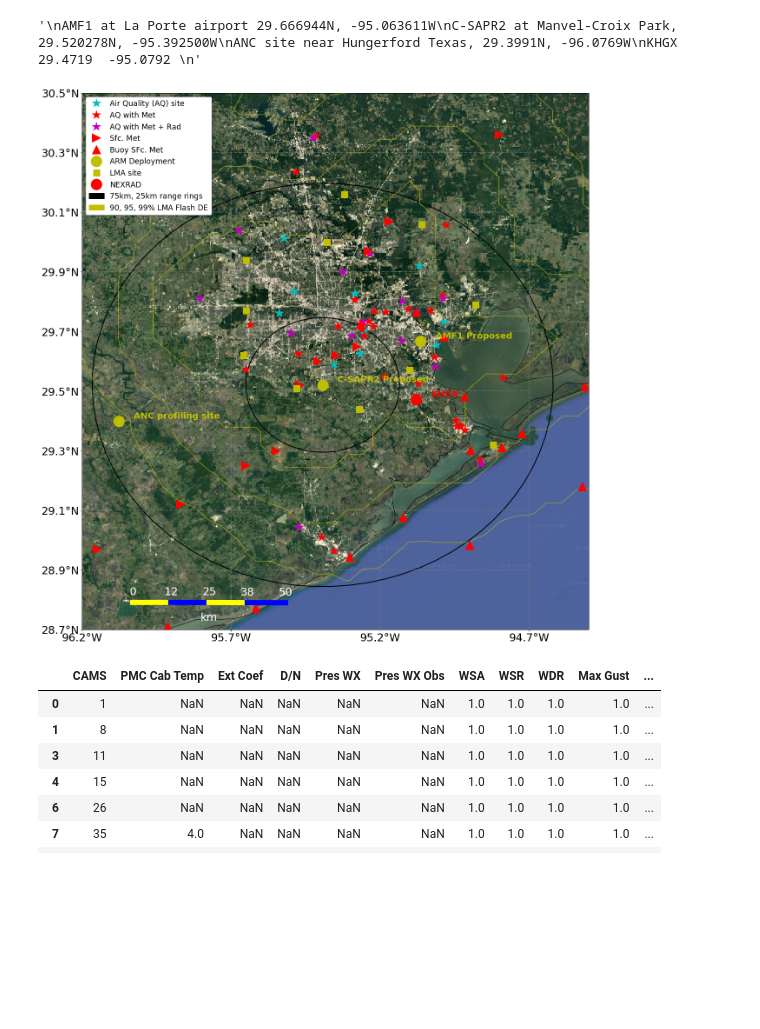
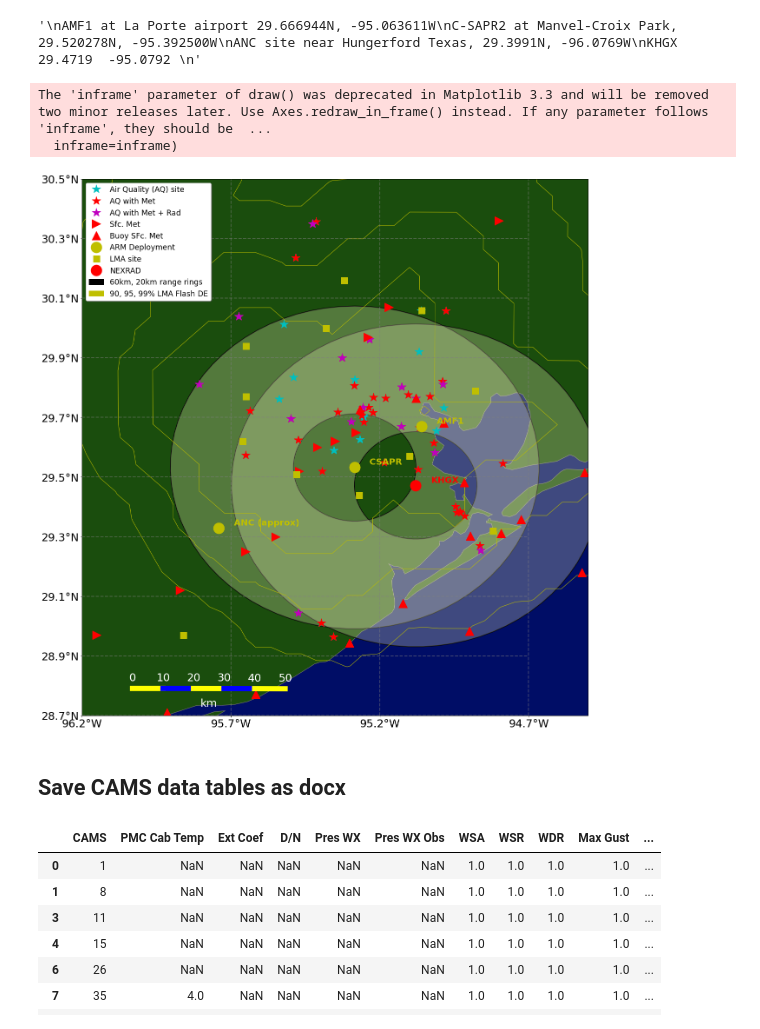
Before and after one commit to ARM-Development/TRACER, a Jupyter notebook: notebooks/TRACER_map.ipynb, the cells around one changed output. Cells and saved outputs as stored; diff of their text form; code cells hidden in the pictures; blank space fills up the shorter version.

```diff
--- a/notebooks/TRACER_map.ipynb
+++ b/notebooks/TRACER_map.ipynb
@@ -139,7 +138,9 @@ def get_siph(bb, cat=None, tvar='air_temperature'):
     ncss = NCSS(ncss_url)
     query = ncss.query()
     query.lonlat_box(**bb)
-    query.time_range(datetime.datetime(2018, 3, 13) , datetime.datetime(2018, 5, 9) )
+    now = datetime.datetime.now()
+    last_month = now - datetime.timedelta(days=30)
+    query.time_range(last_month, now)
     query.variables(tvar)
     query.accept('csv')
     data = ncss.get_data(query)
@@ -311,9 +301,9 @@ KHGX 29.4719  -95.0792
 # %% [output]
 '\nAMF1 at La Porte airport 29.666944N, -95.063611W\nC-SAPR2 at Manvel-Croix Park, 29.520278N, -95.392500W\nANC site near Hungerford Texas, 29.3991N, -96.0769W\nKHGX 29.4719  -95.0792 \n'
 # %%
-arm_sites = pd.DataFrame({'Latitude' : [29.666944, 29.520278, 29.3991],
-                         'Longitude' : [-95.063611, -95.392500, -96.0769],
-                         'SiteName' : ['AMF1 Proposed', 'C-SAPR2 Proposed', 'ANC profiling site']})
+arm_sites = pd.DataFrame({'Latitude' : [29.670, 29.532, 29.328],
+                         'Longitude' : [-95.059, -95.284, -95.74],
+                         'SiteName' : ['AMF1', 'CSAPR', 'ANC (approx)']})
 
 nexrad_sites = pd.DataFrame({'Latitude' : [29.4719],
                          'Longitude' : [-95.0792],
@@ -350,7 +360,7 @@ nws_sites = get_siph(mybb)
 # %%
 i = 0
 myf = plt.figure(figsize=[20,18])
-ax = plt.axes(projection=ccrs.PlateCarree())
+ax = plt.axes(projection=ccrs.PlateCarree(), facecolor=(0.0, 0.1, 0.5))
 
 
 ax.set_extent(ex)
@@ -364,24 +374,31 @@ lon_lines = np.arange(np.around(ex[0],decimals=1),
 
 
 # Put a background image on for nice sea rendering.
-#ax.stock_img()
+# ax.background_img(resolution='low', extent=ex)
 
 # Create a feature for States/Admin 1 regions at 1:50m from Natural Earth
+states_provinces_filled = cfeature.NaturalEarthFeature(
+    category='cultural',
+    name='admin_1_states_provinces',
+    scale='10m',)
 states_provinces = cfeature.NaturalEarthFeature(
     category='cultural',
     name='admin_1_states_provinces_lines',
-    scale='10m',
-    facecolor='none')
-
+    scale='10m',)
 coast = cfeature.NaturalEarthFeature(category='physical', scale='10m', name='coastline')
 
+# request = cimgt.GoogleTiles(style='satellite')
+# request = cimgt.Stamen(style='terrain')
+if False: #len(request.imgs) > 0:
+    # Note that if run repeatedy, using the tiles can get you banned from Google's tile requests.
+    ax.add_feature(coast, edgecolor='k', facecolor='none')
+    ax.add_feature(states_provinces, edgecolor='gray', facecolor='none')
+    ax.add_image(request, 8, zorder=0)
+else:
+    ax.add_feature(coast, edgecolor='k', facecolor=(0.0,0.05,0.4))
+    ax.add_feature(states_provinces_filled, edgecolor='gray', facecolor=(0.1, 0.3, 0.05))
 
-ax.add_feature(coast, edgecolor='k', facecolor='none')
-ax.add_feature(states_provinces, edgecolor='gray')
 
-request = cimgt.GoogleTiles(style='satellite')
-if True:#len(request.imgs) > 0:
-    ax.add_image(request, 10, zorder=0)
 line_collection = boys_locs.plot(marker='*', color='green',ax = ax)
 
 plt.xticks(fontsize=25)
@@ -396,45 +413,44 @@ ax.yaxis.set_major_formatter(lat_formatter)
 gl = ax.gridlines(crs = ccrs.PlateCarree(), draw_labels=False,
                   linewidth=2, color='gray', alpha=0.5, linestyle='--',
                  xlocs=lon_lines, ylocs=lat_lines)
-
-
-
-
 
 plot_points_from_df(good_met, 'c*', ssize=20, label='Air Quality (AQ) site')
 plot_points_from_df(basic_sites, 'r*', ssize=20, label='AQ with Met')
 plot_points_from_df(rad_sites, 'm*', ssize=20, label='AQ with Met + Rad')
 plot_points_from_df(nws_sites, 'r>', ssize=20, label='Sfc. Met')
 plot_points_from_df(bouy_sites, 'r^', ssize=20, label='Buoy SFc. Met')
 
 plot_points_from_df(arm_sites, 'yo', ssize=25, label='ARM Deployment')
 plot_text(arm_sites, dx=0.05, tcol='y')
 
 plot_points_from_df(lma_locs, 'ys', ssize=15, label='LMA site')
 
 #{'b', 'g', 'r', 'c', 'm', 'y', 'k', 'w'}
 plot_points_from_df(nexrad_sites, 'ro', ssize=25, label='NEXRAD')
 plot_text(nexrad_sites, dx=0.05, tcol='r')
 
+rring((20, 60), [arm_sites['Longitude'][1], nexrad_sites['Longitude'][0]],
+                [arm_sites['Latitude'][1], nexrad_sites['Latitude'][0]] )
 
-rring(75)
-rring(25)
-
-extraString = '75km, 25km range rings'
+extraString = '60km, 20km range rings'
 handles, labels = plt.gca().get_legend_handles_labels()
 handles.append(mpatches.Patch(color='k', label=extraString))
 
 ax.add_feature(lma_flash_de, facecolor='none', edgecolor='y')
 handles.append(mpatches.Patch(color='y', label='90, 95, 99% LMA Flash DE'))
 
 
-scale_bar_left(plt.gca(), linewidth=12, fs=25, col='white', length=50)
+scale_bar_left(plt.gca(), bars=5, linewidth=12, fs=25, col='white', length=50)
 
 plt.legend(shadow=True, fontsize='xx-large', handles=handles)
 plt.tight_layout()
 
 
 plt.savefig('../images/texas_HGB_sites.png', dpi=300)
 plt.show()
 # %% [output]
+The 'inframe' parameter of draw() was deprecated in Matplotlib 3.3 and will be removed two minor releases later. Use Axes.redraw_in_frame() instead. If any parameter follows 'inframe', they should be  ...
+  inframe=inframe)
-[figure, old version]
+[figure, new version]
+# %% [markdown]
+## Save CAMS data tables as docx
```
Also changed, not shown: parts of 11 cells of this notebook.
